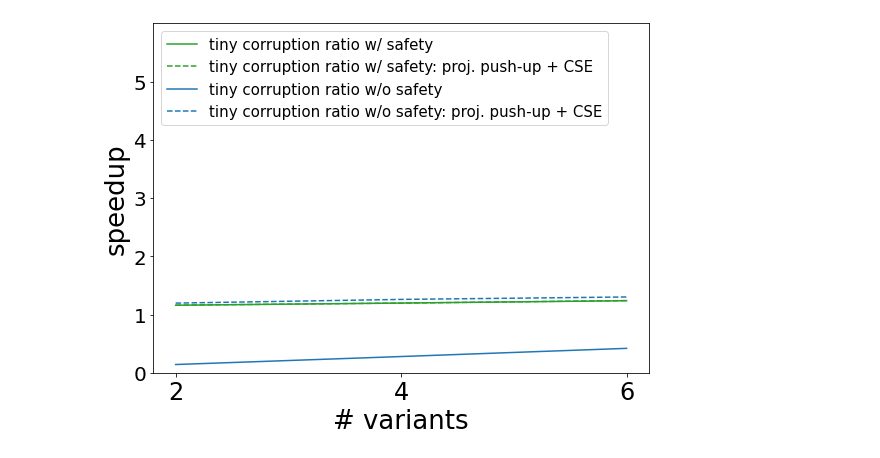
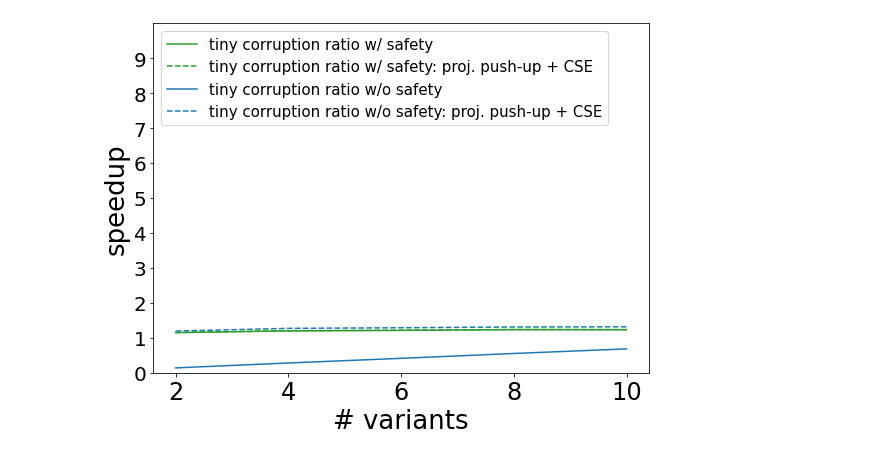
Before and after one commit to stefan-grafberger/mlwhatif, a Jupyter notebook: experiments/plot-benchmark-results--optimizations.ipynb, the cells around one changed output. Saved outputs shown, nothing was run; the diff lists cells and outputs as text; code cells hidden in the pictures.

```diff
--- a/experiments/plot-benchmark-results--optimizations.ipynb
+++ b/experiments/plot-benchmark-results--optimizations.ipynb
@@ -315,20 +315,20 @@ plot_runtimes({'low selectivity w/o safety;low selectivity w/o safety: CSE only'
 # %%
 optimization = "udf_split_and_reuse"
-variant_counts = [2, 4, 6]
+variant_counts = [2, 4, 6, 8, 10]
 row_count = "1.0"
 ideal_df = load_csv_result_data_variant_counts(optimization, "ideal", variant_counts, row_count)
 average_df = load_csv_result_data_variant_counts(optimization, "average", variant_counts, row_count)
 worst_w_safety_df = load_csv_result_data_variant_counts(optimization, "worst_w_safety", variant_counts, row_count)
 worst_wo_safety_df = load_csv_result_data_variant_counts(optimization, "worst_wo_safety", variant_counts, row_count)
 worst_constant_df = load_csv_result_data_variant_counts(optimization, "worst_constant", variant_counts, row_count)
 
 plot_runtimes({#'beneficial scenario': (ideal_df['analysis_result_with_reuse_opt_rule'], ideal_df['analysis_result_with_push_up_opt_rule']),
                #'neutral scenario': (average_df['analysis_result_with_reuse_opt_rule'], average_df['analysis_result_with_push_up_opt_rule']),
                'tiny corruption ratio w/ safety;tiny corruption ratio w/ safety: proj. push-up + CSE': (worst_w_safety_df['analysis_result_with_reuse_opt_rule'], worst_w_safety_df['analysis_result_with_push_up_opt_rule']),
               'tiny corruption ratio w/o safety;tiny corruption ratio w/o safety: proj. push-up + CSE': (worst_wo_safety_df['analysis_result_with_reuse_opt_rule'], worst_wo_safety_df['analysis_result_with_push_up_opt_rule']),
                #'detrimental scenario: constant': (worst_constant_df['analysis_result_with_reuse_opt_rule'], worst_constant_df['analysis_result_with_push_up_opt_rule'])
               },
               variant_counts,
               f"{optimization}_special_scenarios")
 # %% [output]
-[figure, old version]
+[figure, new version]
```
Also changed, not shown: parts of 12 cells of this notebook, 13 other files.
